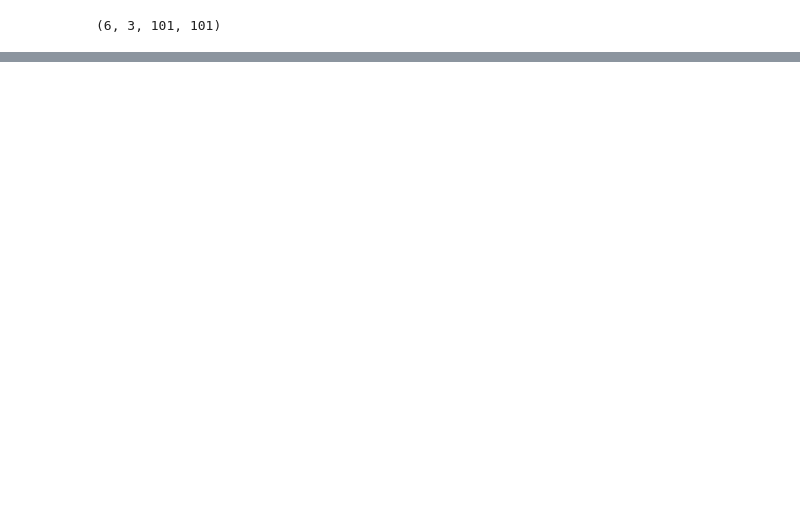
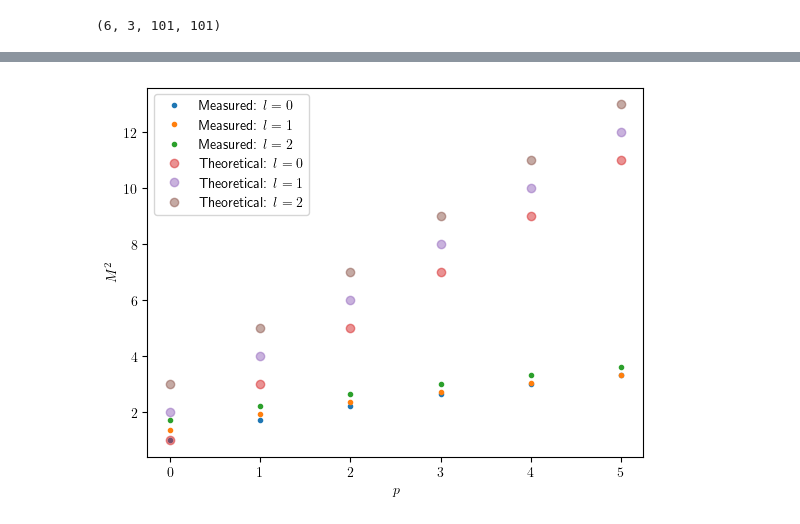
Before and after one commit to calvinzhe/calvinzhe.github.io, a Jupyter notebook: notebooks/beam_TEM_profiles.ipynb, the cells around one changed output, grey strips where cells are left out. Drawn from its saved outputs; the diff is of its cells as text; code cells hidden in the pictures; blank space fills up the shorter version.

```diff
--- a/notebooks/beam_TEM_profiles.ipynb
+++ b/notebooks/beam_TEM_profiles.ipynb
@@ -61,0 +94,34 @@ plt.show()
+# %%
+for p in range(pmax):
+    for l in range(lmax):
+        dat = Epl_dat[p,l]
+        D4sigma_x = np.sqrt(np.sum(X**2*dat**2)/np.sum(dat**2))*4
+        D4sigma_y = np.sqrt(np.sum(Y**2*dat**2)/np.sum(dat**2))*4
+        D4sigma_avg = np.mean([D4sigma_x,D4sigma_y])
+        if l==0:
+            D4sigma_x_row = [D4sigma_x]
+            D4sigma_y_row = [D4sigma_y]
+            D4sigma_avg_row = [D4sigma_avg]
+        else:
+            D4sigma_x_row = np.append(D4sigma_x_row,[D4sigma_x],axis=0)
+            D4sigma_y_row = np.append(D4sigma_y_row,[D4sigma_y],axis=0)
+            D4sigma_avg_row = np.append(D4sigma_avg_row,[D4sigma_avg],axis=0)
+    if p==0:
+        D4sigma_x_list = [D4sigma_x_row]
+        D4sigma_y_list = [D4sigma_y_row]
+        D4sigma_avg_list = [D4sigma_avg_row]
+    else:
+        D4sigma_x_list = np.append(D4sigma_x_list, [D4sigma_x_row],axis=0)
+        D4sigma_y_list = np.append(D4sigma_y_list, [D4sigma_y_row],axis=0)
+        D4sigma_avg_list = np.append(D4sigma_avg_list, [D4sigma_avg_row],axis=0)
+M2_measured = D4sigma_avg_list/w0/2
+for l in range(lmax):
+    plt.plot(M2_measured[:,l],'.',label=f'Measured: $l={l}$')
+for l in range(lmax):
+    plt.plot(2*np.array(range(pmax)) + l +1,'o',label=f'Theoretical: $l={l}$',alpha=0.5)
+plt.xlabel('$p$')
+plt.ylabel('$M^2$')
+plt.legend()
+plt.show()
+# %% [output]
+[figure, added]
```
Also changed, not shown: parts of 6 cells of this notebook, 4 other files.
